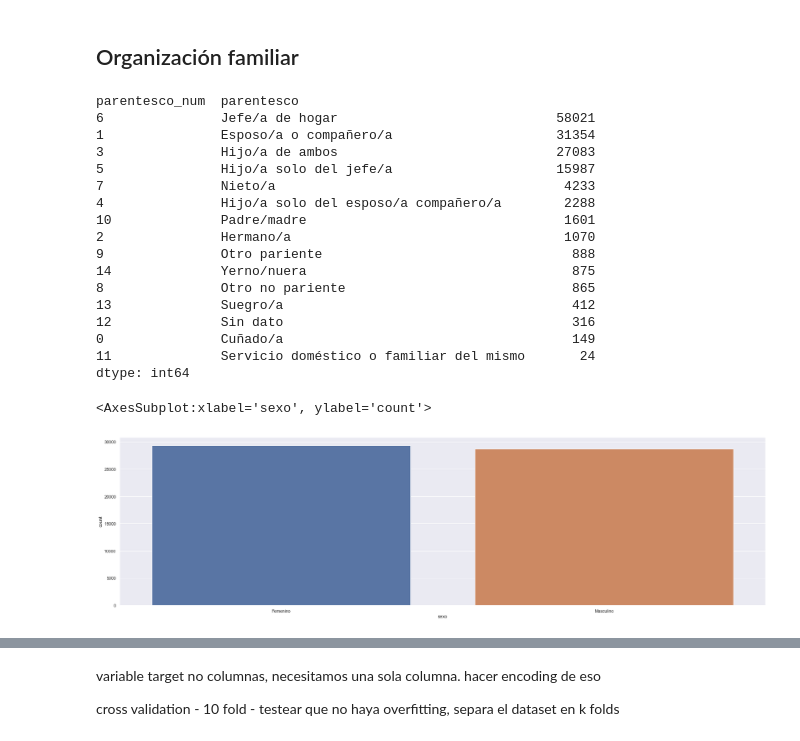
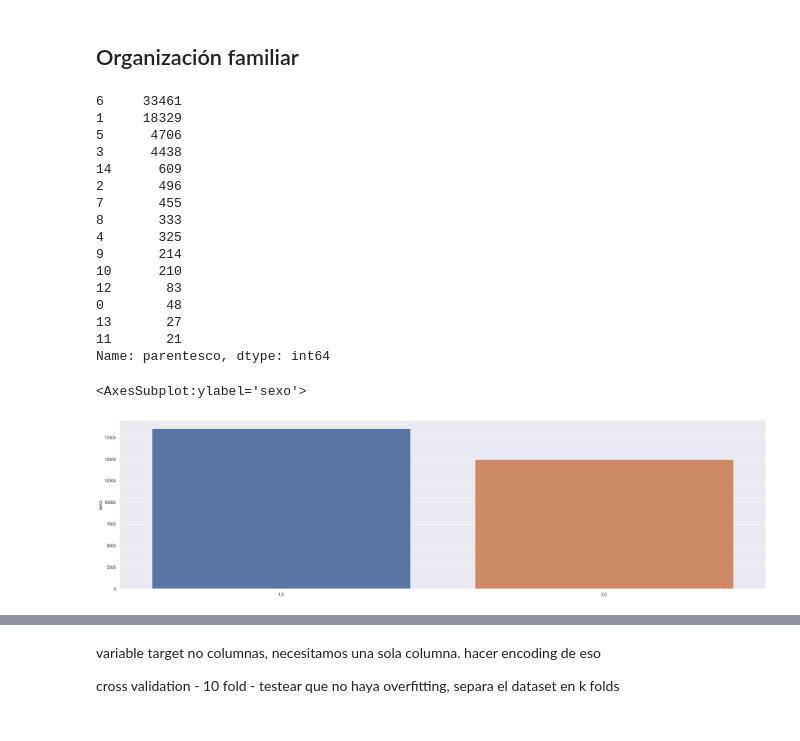
Before and after one commit to anicolon/coder_proyecto, a Jupyter notebook: hch_2020/hyp_2020.ipynb, the cells around one changed output, grey strips where cells are left out. Drawn from its saved outputs; the diff is of its cells as text; code cells hidden in the pictures.

```diff
--- a/hch_2020/hyp_2020.ipynb
+++ b/hch_2020/hyp_2020.ipynb
@@ -178,30 +198,29 @@ Name: totales, dtype: int64
 # %%
 df['parentesco_num'] = df['parentesco'].cat.codes
 
-df[['parentesco_num','parentesco']].value_counts()
+df['parentesco'].value_counts()
 # %% [output]
-parentesco_num  parentesco
-6               Jefe/a de hogar                            58021
-1               Esposo/a o compañero/a                     31354
-3               Hijo/a de ambos                            27083
-5               Hijo/a solo del jefe/a                     15987
-7               Nieto/a                                     4233
-4               Hijo/a solo del esposo/a compañero/a        2288
-10              Padre/madre                                 1601
-2               Hermano/a                                   1070
-9               Otro pariente                                888
-14              Yerno/nuera                                  875
-8               Otro no pariente                             865
-13              Suegro/a                                     412
-12              Sin dato                                     316
-0               Cuñado/a                                     149
-11              Servicio doméstico o familiar del mismo       24
-dtype: int64
+6     33461
+1     18329
+5      4706
+3      4438
+14      609
+2       496
+7       455
+8       333
+4       325
+9       214
+10      210
+12       83
+0        48
+13       27
+11       21
+Name: parentesco, dtype: int64
-# %%
-sexo_jefes = df[['sexo']][df['parentesco'].str.contains('Jefe')]
-
-sns.countplot(data=sexo_jefes,x='sexo')
-# %% [output]
-<AxesSubplot:xlabel='sexo', ylabel='count'>
-[figure, removed]
+# %%
+jefes_sexo = df[df['parentesco'].str.contains('Jefe')]['sexo'].value_counts()
+
+sns.barplot(x=jefes_sexo.index, y=jefes_sexo)
+# %% [output]
+<AxesSubplot:ylabel='sexo'>
+[figure, added]
 # %% [markdown]
```
Also changed, not shown: parts of 46 cells of this notebook, 2 other files.
